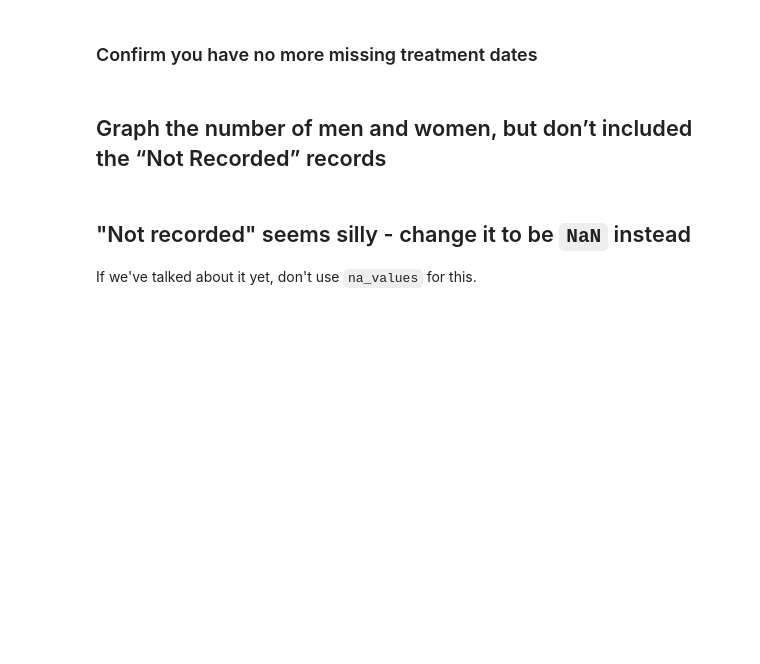
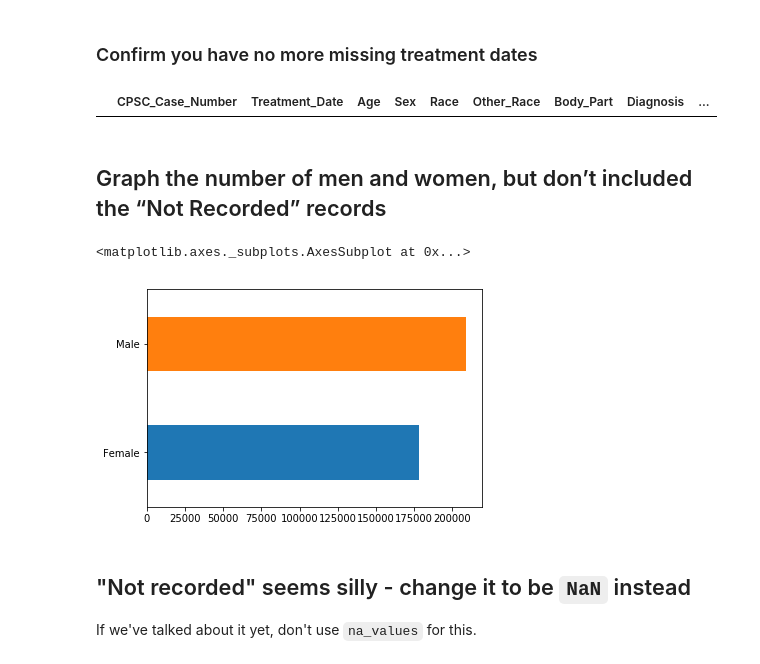
Before and after one commit to xeophin/lede-foundations, a Jupyter notebook: 06-classwork/NEISS - Question Set C.ipynb, the cells around one changed output. Drawn from its saved outputs; the diff is of its cells as text; code cells hidden in the pictures; blank space fills up the shorter version.

Commit message:
feat(Classwork 06): fill in some stuff during class

```diff
--- a/06-classwork/NEISS - Question Set C.ipynb
+++ b/06-classwork/NEISS - Question Set C.ipynb
@@ -37,5 +40,7 @@ https://www.cpsc.gov/Safety-Education/Safety-Guides/General-Information/National
 # Read in `neiss2017.tsv`
 
 Something's... weird about this one.
+# %%
+df = pd.read_csv('06-classwork/neiss2017.tsv', sep='\t', encoding='latin_1' )
 # %% [markdown]
 ### Check that your dataframe has 386907 rows and 19 columns.
@@ -61,3 +101,7 @@ Take a look at the **sex** column. How many rows of each sex are there?
 ## Replace the numbers with the appropriate words they stand for.
 
 Those numbers are terrible - codes are fine for storage but not really for reading. We want to **replace the numbers with the words they stand for.**
+# %%
+df['Sex'].replace(1, 'Male', inplace=True)
+df['Sex'].replace(2, 'Female', inplace=True)
+df['Sex'].replace(0, 'Not recorded', inplace=True)
@@ -76,9 +148,21 @@ It looks like bad data! Maybe we can drop it based on `Treatment_Date` being nul
 # %% [markdown]
 ### Drop the row where `Treatment_Date` is empty
+# %%
+df.dropna(subset=['Treatment_Date'], inplace=True)
 # %% [markdown]
 ### Confirm you have no more missing treatment dates
+# %%
+df[df.Treatment_Date.isnull()]
+# %% [output]
+|  | CPSC_Case_Number | Treatment_Date | Age | Sex | Race | Other_Race | Body_Part | Diagnosis | ... |
 # %% [markdown]
 ## Graph the number of men and women, but don’t included the “Not Recorded” records
+# %%
+df[df['Sex'] != 'Not recorded']['Sex'].value_counts().sort_values().plot(
+  kind='barh')
+# %% [output]
+<matplotlib.axes._subplots.AxesSubplot at 0x...>
+[figure, added]
 # %% [markdown]
 ## "Not recorded" seems silly - change it to be `NaN` instead
 
```
Also changed, not shown: parts of 14 cells of this notebook.
